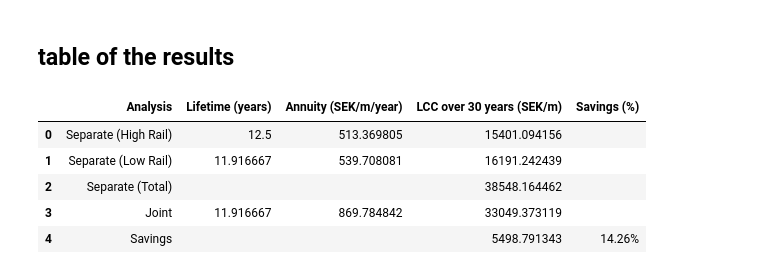
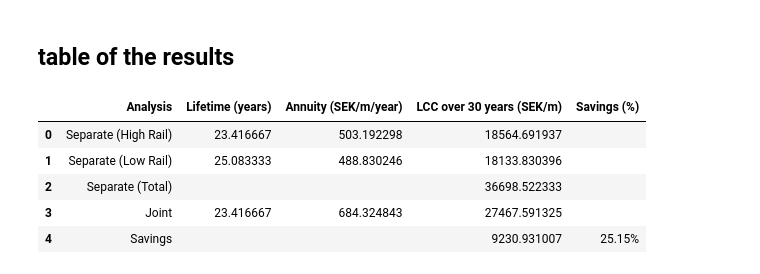
Before and after one commit to abdeaitali/rurut, a Jupyter notebook: LCC/rals_livslangd_python/notebooks/notebook_LCC_joint_optimisation.ipynb, the cells around one changed output. Saved outputs shown, nothing was run; the diff lists cells and outputs as text; code cells hidden in the pictures.

```diff
--- a/LCC/rals_livslangd_python/notebooks/notebook_LCC_joint_optimisation.ipynb
+++ b/LCC/rals_livslangd_python/notebooks/notebook_LCC_joint_optimisation.ipynb
@@ -8,8 +8,8 @@ import sys
 sys.path.append('../')  # Adjust the path to the root directory containing 'preprocessings'
 
 # The actual path to the file
-file_path = '../data/raw/CM2025/BDL_111_results_JL_R1465.csv'
-#file_path = '../data/raw/CM2025/BDL_111_results_JL_R495.csv'
+#file_path = '../data/raw/CM2025/BDL_111_results_JL_R1465.csv'
+file_path = '../data/raw/CM2025/BDL_111_results_JL_R495.csv'
 
 #file_path = '../data/raw/mistra_result_test_R495.csv' # example from prior project
 
@@ -36,7 +36,7 @@ import matplotlib.pyplot as plt
 from rail_analysis.LCC_single_rail import get_annuity_refactored, plot_historical_data_both_rails
 
 # Choose your grinding frequency and rail
-grinding_freq = 6  # e.g., 6 months
+grinding_freq = 12  # e.g., 6 months
 gauge_freq = 48    # or your preferred tamping frequency
 
 # High rail
@@ -64,0 +65,13 @@ plot_historical_data_both_rails(hist_L, hist_H)
+# %%
+# get the annuity values and percentages for different cost components
+from rail_analysis.LCC_two_rails import get_annuity_track_refactored
+
+grinding_freq_low = grinding_freq_high = 3
+
+ann_joint, life_joint, _ = get_annuity_track_refactored(
+    data_df_interpolated,
+    grinding_freq_low,
+    grinding_freq_high,
+    gauge_freq,
+    verbose=True
+)
@@ -285,9 +306,9 @@ ann_joint, life_joint, _ = run_joint_optimisation(
 # -------------------------------------------------------------------------
 # Compute Lifecycle Costs (LCC) over the technical lifetime
 # Separate LCC: add the LCCs for high and low rails plus track renewal (normalized per meter)
-LCC_sep_high = ann_high_sep * TECH_LIFE_YEARS
-LCC_sep_low  = ann_low_sep * TECH_LIFE_YEARS
-LCC_sep_total = LCC_sep_high + LCC_sep_low + TRACK_RENEWAL_COST / TRACK_LENGTH_M
+LCC_sep_high = ann_high_sep * TECH_LIFE_YEARS + TRACK_RENEWAL_COST / TRACK_LENGTH_M /2
+LCC_sep_low  = ann_low_sep * TECH_LIFE_YEARS + TRACK_RENEWAL_COST / TRACK_LENGTH_M /2
+LCC_sep_total = LCC_sep_high + LCC_sep_low
 
 # Joint LCC
 LCC_joint = ann_joint * TECH_LIFE_YEARS + TRACK_RENEWAL_COST / TRACK_LENGTH_M
@@ -306,35 +327,35 @@ summary_table = pd.DataFrame({
         life_joint,
         ""
     ],
     "Annuity (SEK/m/year)": [
         ann_high_sep,
         ann_low_sep,
         "",
         ann_joint,
         ""
     ],
     f"LCC over {TECH_LIFE_YEARS} years (SEK/m)": [
         LCC_sep_high,
         LCC_sep_low,
         LCC_sep_total,
         LCC_joint,
         savings
     ],
     "Savings (%)": [
         "",
         "",
         "",
         "",
         f"{savings_percent:.2f}%"
     ]
 })
 
 # Display the table
 summary_table
 # %% [output]
 |  | Analysis | Lifetime (years) | Annuity (SEK/m/year) | LCC over 30 years (SEK/m) | Savings (%) |
-| 0 | Separate (High Rail) | 12.5 | 513.369805 | 15401.094156 |  |
-| 1 | Separate (Low Rail) | 11.916667 | 539.708081 | 16191.242439 |  |
-| 2 | Separate (Total) |  |  | 38548.164462 |  |
-| 3 | Joint | 11.916667 | 869.784842 | 33049.373119 |  |
-| 4 | Savings |  |  | 5498.791343 | 14.26% |
+| 0 | Separate (High Rail) | 23.416667 | 503.192298 | 18564.691937 |  |
+| 1 | Separate (Low Rail) | 25.083333 | 488.830246 | 18133.830396 |  |
+| 2 | Separate (Total) |  |  | 36698.522333 |  |
+| 3 | Joint | 23.416667 | 684.324843 | 27467.591325 |  |
+| 4 | Savings |  |  | 9230.931007 | 25.15% |
```
Also changed, not shown: parts of 7 cells of this notebook, 3 other files.
